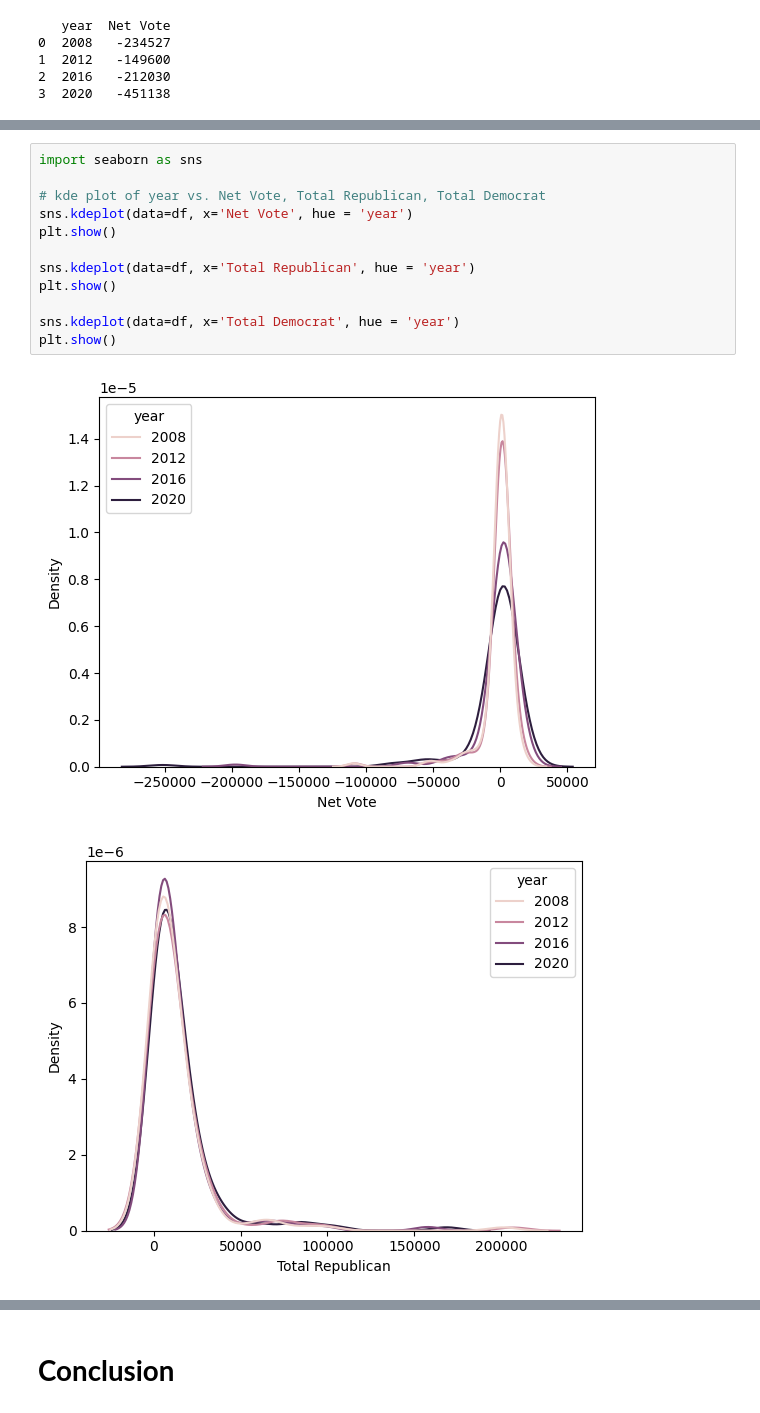
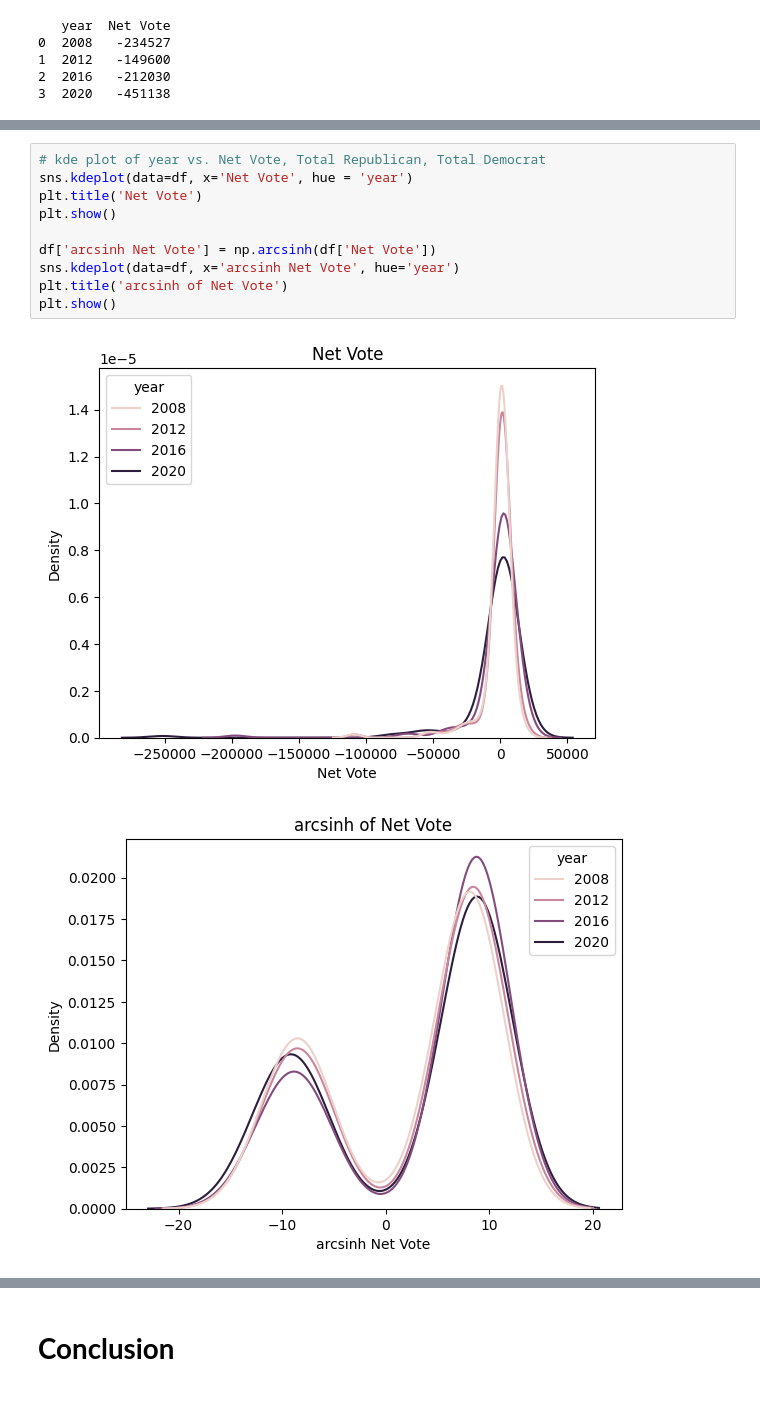
Before and after one commit to Catherine-Nguyen88/project_voting, a Jupyter notebook: DS3001_Project_3_Report_(Group_17).ipynb, the cells around one changed output, grey strips where cells are left out. Drawn from its saved outputs; the diff is of its cells as text.

```diff
--- a/DS3001_Project_3_Report_(Group_17).ipynb
+++ b/DS3001_Project_3_Report_(Group_17).ipynb
@@ -121,15 +121,13 @@ print(summary_df)
 # %%
-import seaborn as sns
-
 # kde plot of year vs. Net Vote, Total Republican, Total Democrat
 sns.kdeplot(data=df, x='Net Vote', hue = 'year')
+plt.title('Net Vote')
 plt.show()
 
-sns.kdeplot(data=df, x='Total Republican', hue = 'year')
+df['arcsinh Net Vote'] = np.arcsinh(df['Net Vote'])
+sns.kdeplot(data=df, x='arcsinh Net Vote', hue='year')
+plt.title('arcsinh of Net Vote')
 plt.show()
-
-sns.kdeplot(data=df, x='Total Democrat', hue = 'year')
-plt.show()
 # %% [output]
-[figure, old version]
+[figure, new version]
-[figure, old version]
+[figure, new version]
```
Also changed, not shown: parts of 12 cells of this notebook.
